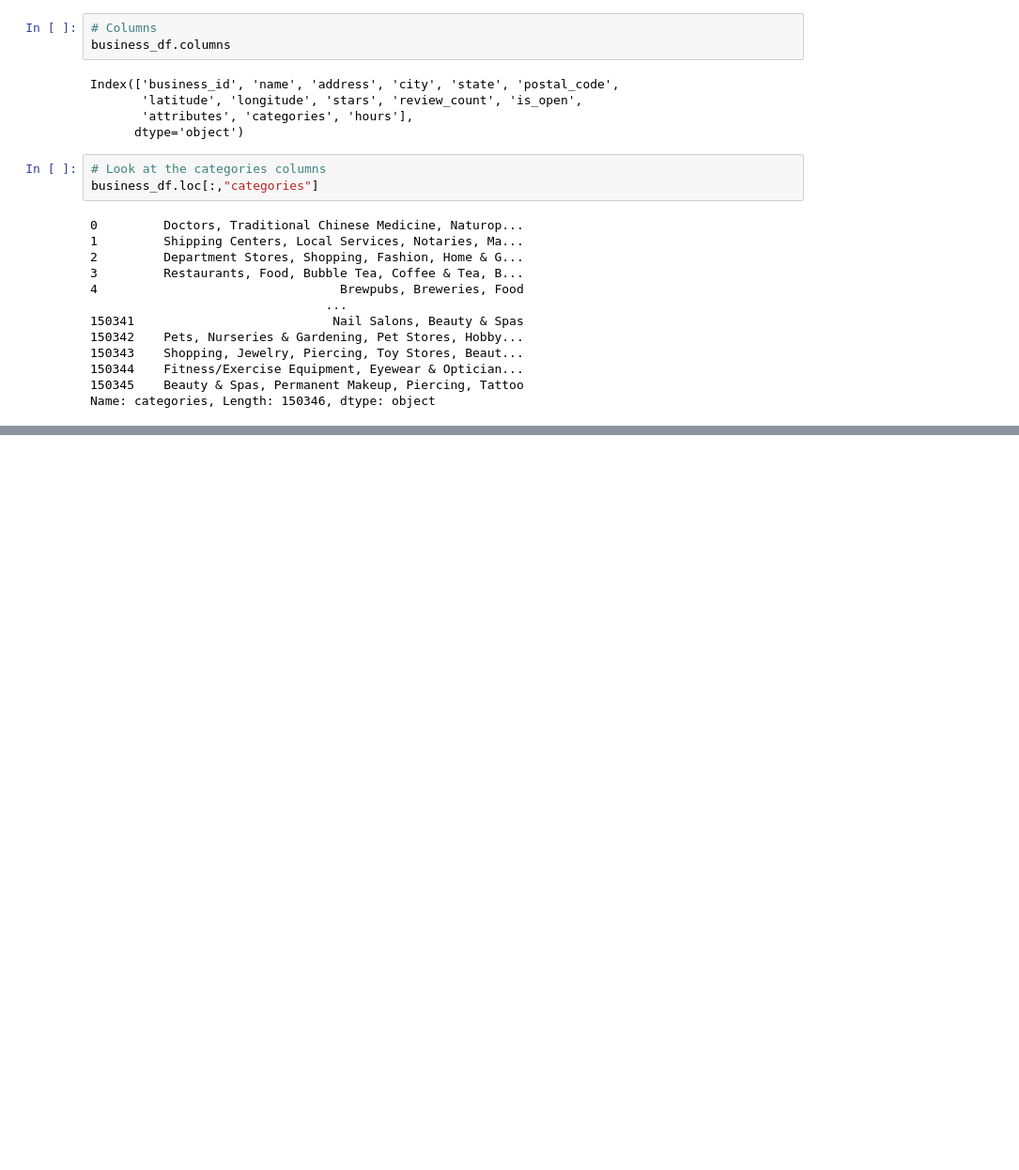
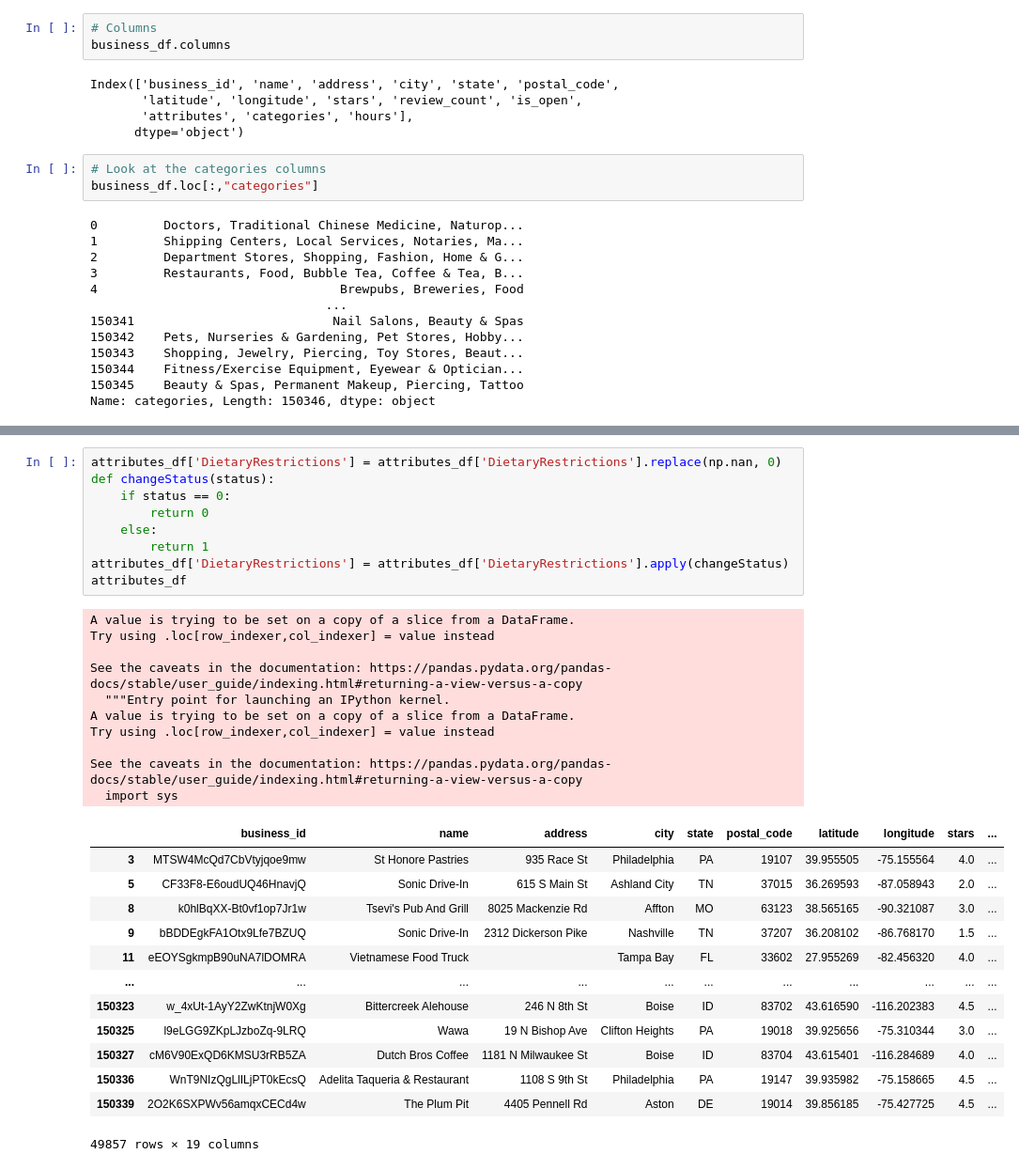
Before and after one commit to Aigerim-Zh/Yelp-Project, a Jupyter notebook: Cleaned Business Data.ipynb, the cells around one changed output, grey strips where cells are left out. Shown: that part at 94% size. Drawn from its saved outputs; the diff is of its cells as text; blank space fills up the shorter version.

```diff
--- a/Cleaned Business Data.ipynb
+++ b/Cleaned Business Data.ipynb
@@ -140,0 +151,33 @@ rests_df1
+# %%
+attributes_df['DietaryRestrictions'] = attributes_df['DietaryRestrictions'].replace(np.nan, 0)
+def changeStatus(status):
+    if status == 0:
+        return 0
+    else:
+        return 1
+attributes_df['DietaryRestrictions'] = attributes_df['DietaryRestrictions'].apply(changeStatus)
+attributes_df
+# %% [output]
+A value is trying to be set on a copy of a slice from a DataFrame.
+Try using .loc[row_indexer,col_indexer] = value instead
+
+See the caveats in the documentation: https://pandas.pydata.org/pandas-docs/stable/user_guide/indexing.html#returning-a-view-versus-a-copy
+  """Entry point for launching an IPython kernel.
+A value is trying to be set on a copy of a slice from a DataFrame.
+Try using .loc[row_indexer,col_indexer] = value instead
+
+See the caveats in the documentation: https://pandas.pydata.org/pandas-docs/stable/user_guide/indexing.html#returning-a-view-versus-a-copy
+  import sys
+|  | business_id | name | address | city | state | postal_code | latitude | longitude | stars | ... |
+| 3 | MTSW4McQd7CbVtyjqoe9mw | St Honore Pastries | 935 Race St | Philadelphia | PA | 19107 | 39.955505 | -75.155564 | 4.0 | ... |
+| 5 | CF33F8-E6oudUQ46HnavjQ | Sonic Drive-In | 615 S Main St | Ashland City | TN | 37015 | 36.269593 | -87.058943 | 2.0 | ... |
+| 8 | k0hlBqXX-Bt0vf1op7Jr1w | Tsevi's Pub And Grill | 8025 Mackenzie Rd | Affton | MO | 63123 | 38.565165 | -90.321087 | 3.0 | ... |
+| 9 | bBDDEgkFA1Otx9Lfe7BZUQ | Sonic Drive-In | 2312 Dickerson Pike | Nashville | TN | 37207 | 36.208102 | -86.768170 | 1.5 | ... |
+| 11 | eEOYSgkmpB90uNA7lDOMRA | Vietnamese Food Truck |  | Tampa Bay | FL | 33602 | 27.955269 | -82.456320 | 4.0 | ... |
+| ... | ... | ... | ... | ... | ... | ... | ... | ... | ... | ... |
+| 150323 | w_4xUt-1AyY2ZwKtnjW0Xg | Bittercreek Alehouse | 246 N 8th St | Boise | ID | 83702 | 43.616590 | -116.202383 | 4.5 | ... |
+| 150325 | l9eLGG9ZKpLJzboZq-9LRQ | Wawa | 19 N Bishop Ave | Clifton Heights | PA | 19018 | 39.925656 | -75.310344 | 3.0 | ... |
+| 150327 | cM6V90ExQD6KMSU3rRB5ZA | Dutch Bros Coffee | 1181 N Milwaukee St | Boise | ID | 83704 | 43.615401 | -116.284689 | 4.0 | ... |
+| 150336 | WnT9NIzQgLlILjPT0kEcsQ | Adelita Taqueria & Restaurant | 1108 S 9th St | Philadelphia | PA | 19147 | 39.935982 | -75.158665 | 4.5 | ... |
+| 150339 | 2O2K6SXPWv56amqxCECd4w | The Plum Pit | 4405 Pennell Rd | Aston | DE | 19014 | 39.856185 | -75.427725 | 4.5 | ... |
+49857 rows × 19 columns
```
Also changed, not shown: parts of 25 cells of this notebook.
